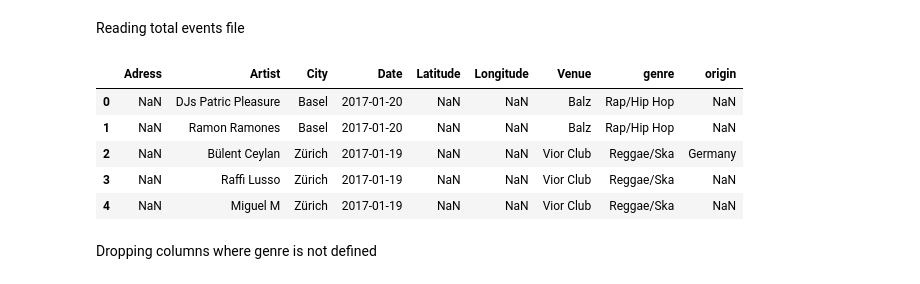
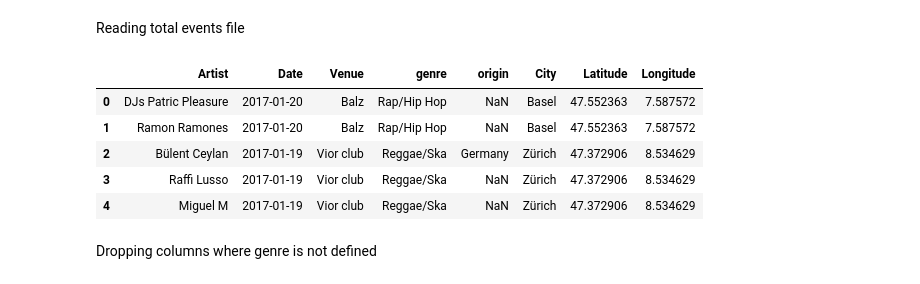
Before and after one commit to sareban/ada-project, a Jupyter notebook: Visualisation_2.ipynb, the cells around one changed output. Cells and saved outputs as stored; diff of their text form; code cells hidden in the pictures.

```diff
--- a/Visualisation_2.ipynb
+++ b/Visualisation_2.ipynb
@@ -140,15 +139,15 @@ display_cloud(wc)
 # %% [markdown]
 Reading total events file
 # %%
-total_events = pd.read_csv(os.path.join('total_events_preprocessed.csv'))
+total_events = pd.read_csv('FinalResults/total_eventsFinal.csv')
 total_events.head()
 # %% [output]
-|  | Adress | Artist | City | Date | Latitude | Longitude | Venue | genre | origin |
-| 0 | NaN | DJs Patric Pleasure | Basel | 2017-01-20 | NaN | NaN | Balz | Rap/Hip Hop | NaN |
-| 1 | NaN | Ramon Ramones | Basel | 2017-01-20 | NaN | NaN | Balz | Rap/Hip Hop | NaN |
-| 2 | NaN | Bülent Ceylan | Zürich | 2017-01-19 | NaN | NaN | Vior Club | Reggae/Ska | Germany |
-| 3 | NaN | Raffi Lusso | Zürich | 2017-01-19 | NaN | NaN | Vior Club | Reggae/Ska | NaN |
-| 4 | NaN | Miguel M | Zürich | 2017-01-19 | NaN | NaN | Vior Club | Reggae/Ska | NaN |
+|  | Artist | Date | Venue | genre | origin | City | Latitude | Longitude |
+| 0 | DJs Patric Pleasure | 2017-01-20 | Balz | Rap/Hip Hop | NaN | Basel | 47.552363 | 7.587572 |
+| 1 | Ramon Ramones | 2017-01-20 | Balz | Rap/Hip Hop | NaN | Basel | 47.552363 | 7.587572 |
+| 2 | Bülent Ceylan | 2017-01-19 | Vior club | Reggae/Ska | Germany | Zürich | 47.372906 | 8.534629 |
+| 3 | Raffi Lusso | 2017-01-19 | Vior club | Reggae/Ska | NaN | Zürich | 47.372906 | 8.534629 |
+| 4 | Miguel M | 2017-01-19 | Vior club | Reggae/Ska | NaN | Zürich | 47.372906 | 8.534629 |
 # %% [markdown]
 Dropping columns where genre is not defined
 # %%
```
Also changed, not shown: parts of 7 cells of this notebook.
